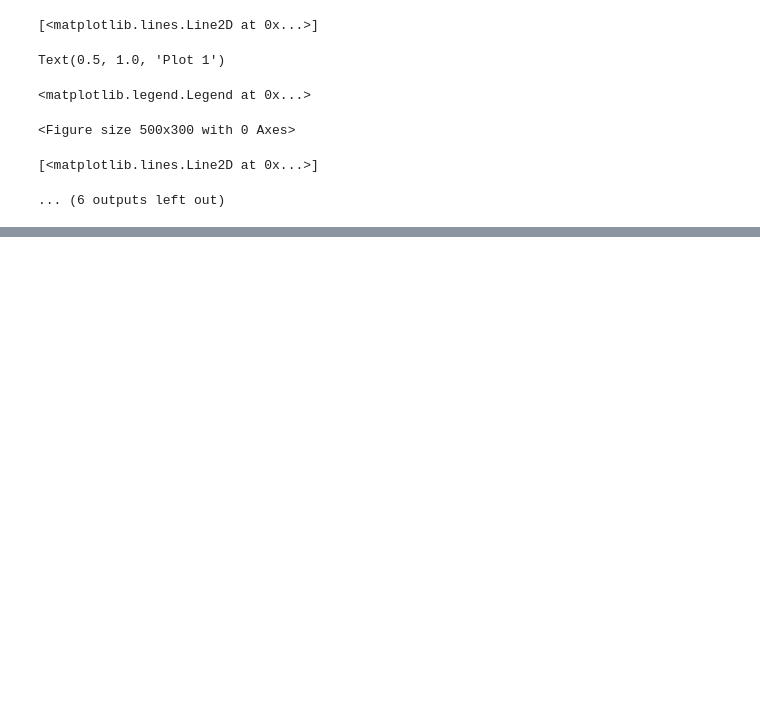
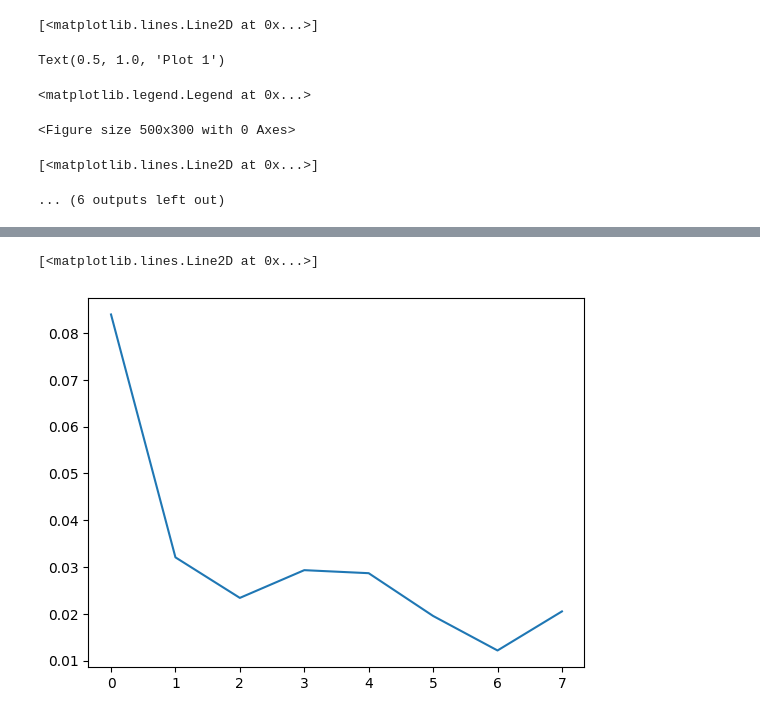
Before and after one commit to ProxyCausal/custom_gym_env, a Jupyter notebook: notebooks/custom_gym_env.ipynb, the cells around one changed output, grey strips where cells are left out. Drawn from its saved outputs; the diff is of its cells as text; code cells hidden in the pictures; blank space fills up the shorter version.

```diff
--- a/notebooks/custom_gym_env.ipynb
+++ b/notebooks/custom_gym_env.ipynb
@@ -315,0 +374,6 @@ Text(0.5, 1.0, 'Plot 1')
+# %%
+with np.load('../outputs/pick_and_place_traj20.npz') as rollout_traj:
+    actions_MPC = rollout_traj['arr_0']
+    rollout_traj_states = rollout_traj['arr_1']
+    actions_MPC.shape
+    rollout_traj_states.shape
@@ -315,0 +393,6 @@ Text(0.5, 1.0, 'Plot 1')
+# %%
+with np.load("../outputs/capture_1769832817.8187528.npz") as traj_grasp:
+    plt.plot([np.linalg.norm(traj_grasp['state'][:3] - rollout_traj_states[i][0,0][:3], 2) for i in range(len(rollout_traj_states))])
+# %% [output]
+[<matplotlib.lines.Line2D at 0x...>]
+[figure, added]
```
Also changed, not shown: parts of 6 cells of this notebook, 2 other files.
